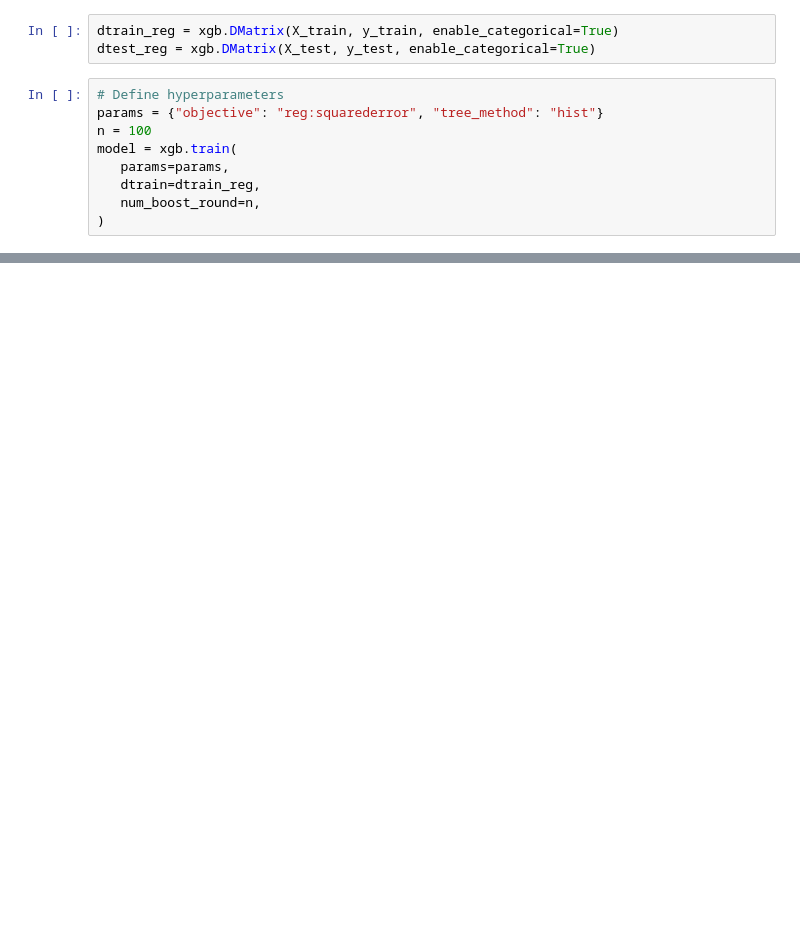
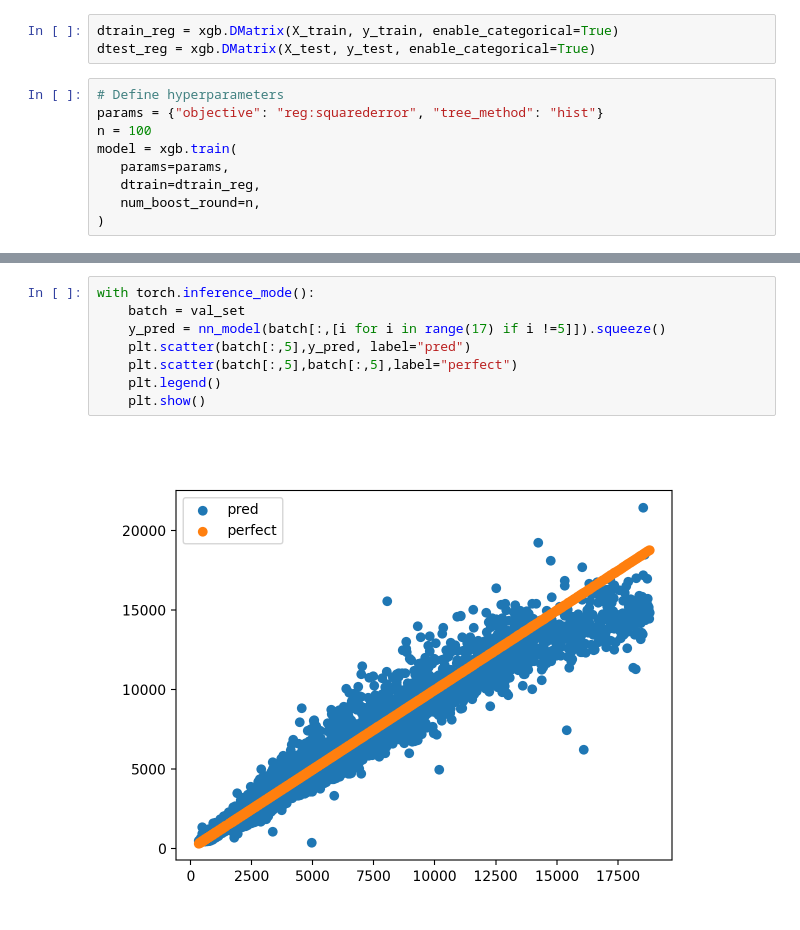
Before and after one commit to ISIPINK/Browsing-Data-Sets, a Jupyter notebook: diamonds/main diamonds.ipynb, the cells around one changed output, grey strips where cells are left out. Saved outputs shown, nothing was run; the diff lists cells and outputs as text; blank space fills up the shorter version.

```diff
--- a/diamonds/main diamonds.ipynb
+++ b/diamonds/main diamonds.ipynb
@@ -247,0 +364,10 @@ results = xgb.cv(
+# %%
+with torch.inference_mode():
+    batch = val_set
+    y_pred = nn_model(batch[:,[i for i in range(17) if i !=5]]).squeeze()
+    plt.scatter(batch[:,5],y_pred, label="pred")
+    plt.scatter(batch[:,5],batch[:,5],label="perfect")
+    plt.legend()
+    plt.show()
+# %% [output]
+[figure, added]
```
Also changed, not shown: parts of 23 cells of this notebook.
